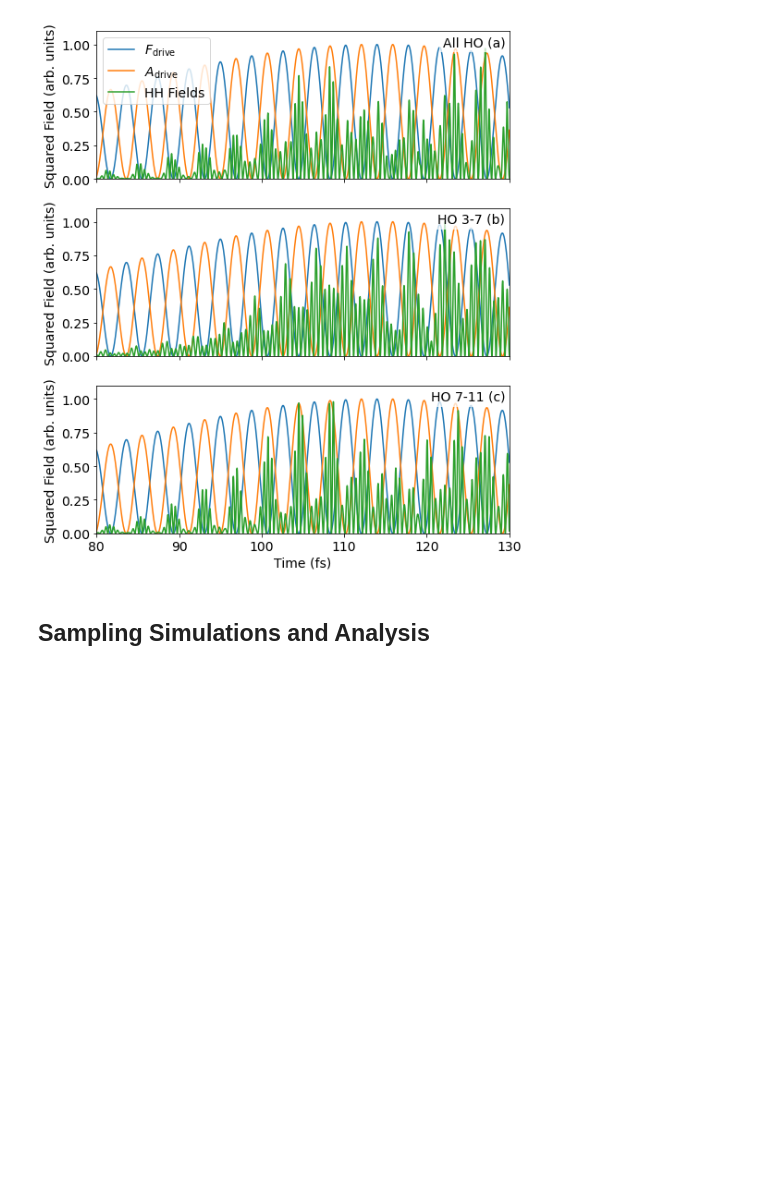
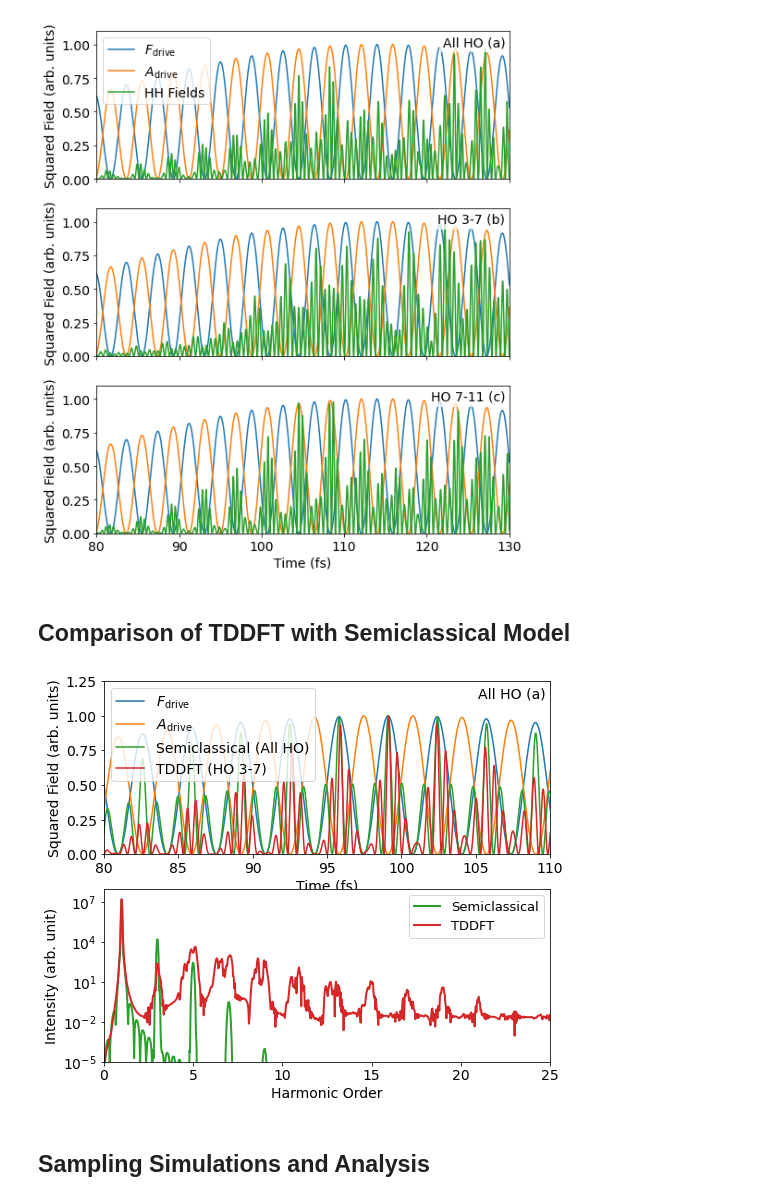
Before and after one commit to qnngroup/manu-uncovering-extreme-nonlinear-dynamics-in-solids-through-time-domain-field-analysis, a Jupyter notebook: analysis-and-plots.ipynb, the cells around one changed output. Drawn from its saved outputs; the diff is of its cells as text; code cells hidden in the pictures; blank space fills up the shorter version.

Commit message:
Improving Look of Fig. 3
Updating the look of the semiclassical and TDDFT comparison fig (fig 3)

```diff
--- a/analysis-and-plots.ipynb
+++ b/analysis-and-plots.ipynb
@@ -530,6 +463,78 @@ plt.ylim(0, 1.1);
 plt.savefig('time-domain-2p3-um-low.pdf', bbox_inches='tight');
 # %% [output]
 [figure]
+# %% [markdown]
+## Comparison of TDDFT with Semiclassical Model
+# %%
+fig = plt.figure()
+fig.set_size_inches(8, 7)
+
+# -- All Harmonics --
+ax1 = fig.add_subplot(2, 1, 1)
+
+ax1.plot(tddft_data_2_low['t_drive']*1e15/pca.tcon,
+         tddft_data_2_low['F_drive']**2,
+         label=r'$F_\mathrm{drive}$')
+ax1.plot(tddft_data_2_low['t_drive']*1e15/pca.tcon,
+         tddft_data_2_low['A_drive']**2,
+         label=r'$A_\mathrm{drive}$')
+# ax1.plot(tddft_data_2_low['t']*1e15/pca.tcon, (tddft_data_2_low['F_gen']/tddft_data_2_low['F_gen'].max())**2)
+
+harm_start = 2
+harm_end = 40
+F_gen_region, F_gen_region_f = load.cutSpectralRegion(F_data_2_low_semi['w_norm'],
+                                                    F_data_2_low_semi['F_gen_f'],
+                                                    harm_start, harm_end)
+ax1.plot(t_2_low_semi_fs, (F_gen_region/np.abs(F_gen_region).max())**2, label='Semiclassical (All HO)')
+
+harm_start = 2
+harm_end = 8
+F_gen_region, F_gen_region_f = load.cutSpectralRegion(tddft_data_2_low['w_norm'],
+                                                    tddft_data_2_low['F_gen_f'],
+                                                    harm_start, harm_end)
+ax1.plot(t_2_low_fs, (F_gen_region/np.abs(F_gen_region).max())**2, label='TDDFT (HO 3-7)')
+
+#Labeling and look
+plt.text(0.99, 0.925, 'All HO (a)',
+         horizontalalignment='right',
+         verticalalignment='center',
+         transform=ax1.transAxes,
+         fontsize=14,
+         bbox=dict(facecolor='white', alpha=0.75, edgecolor='none'))
+plt.legend(fontsize=14, loc='upper left')
+plt.ylabel('Squared Field (arb. units)', fontsize=14)
+plt.xlabel('Time (fs)', fontsize=14)
+plt.tick_params(labelsize=14)
+plt.xlim(80, 110)
+plt.ylim(0, 1.25)
+
+# -- HO 3-7 --
+ax2 = fig.add_subplot(2, 1, 2)
+
+#Semiclassical data for comparison...
+ax2.semilogy(F_data_2_low_semi['w_norm'],
+             np.abs(F_data_2_low_semi['F_gen_f'])**2*700,
+            label=u'Semiclassical',
+             color='tab:green',
+            linewidth=2.0)
+
+ax2.semilogy(tddft_data_2_low['w_norm'],
+             np.abs(tddft_data_2_low['F_gen_f'])**2,
+            label=u'TDDFT',
+             color='tab:red',
+            linewidth=2.0)
+
+plt.xlim(0, 25)
+plt.xlabel('Harmonic Order', fontsize=14)
+plt.ylabel('Intensity (arb. unit)', fontsize=14)
+plt.ylim(1e-5, 1e8)
+plt.legend(fontsize=13)
+plt.tick_params(labelsize=14)
+
+
+plt.savefig('tddft-semiclassical-comparison-2-um-low.pdf', bbox_inches='tight');
+# %% [output]
+[figure, new version]
 # %% [markdown]
 ## Sampling Simulations and Analysis
 # %% [markdown]
```
Also changed, not shown: parts of 3 cells of this notebook, 2 other files.
